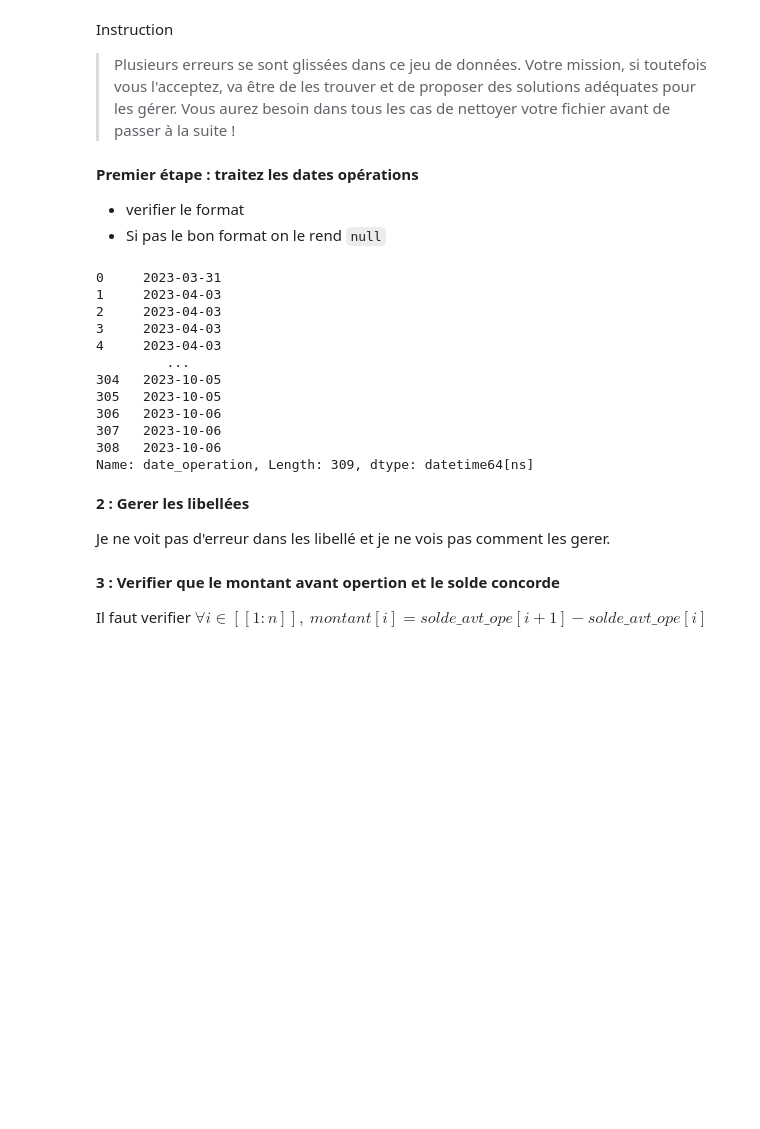
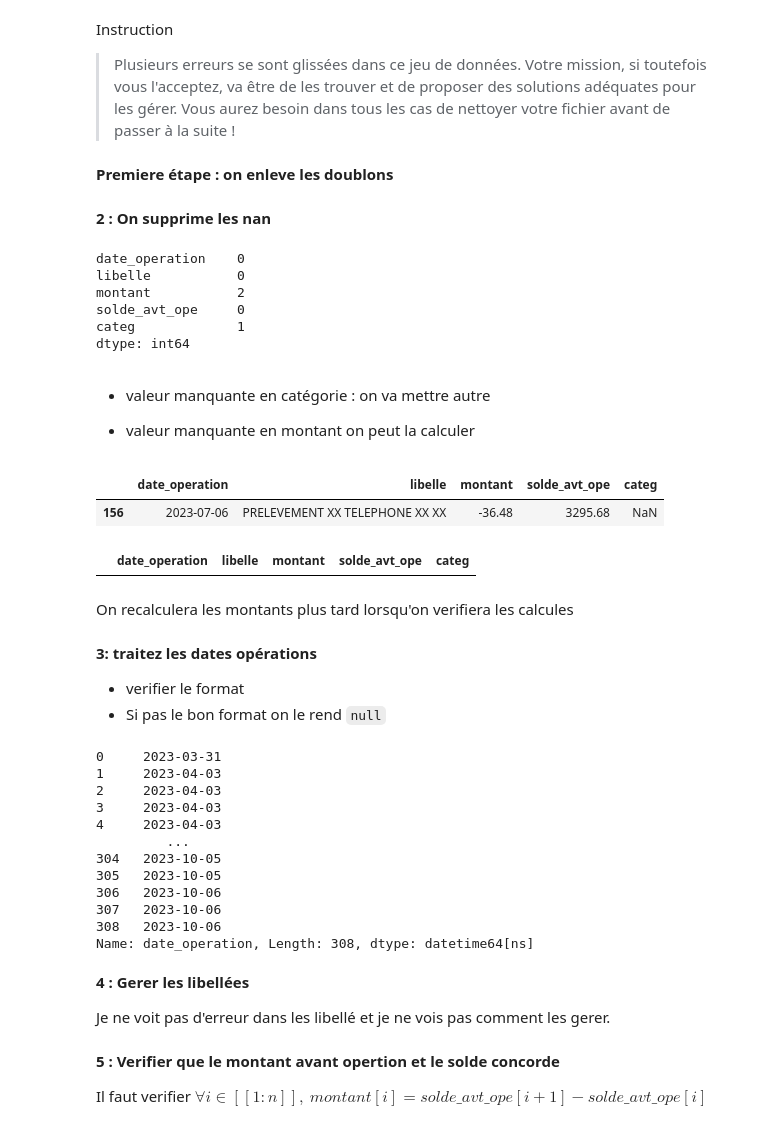
Before and after one commit to L2on1/OC_data_science, a Jupyter notebook: OC_nettoyer_donnee/OC_nettoyer_donnee.ipynb, the cells around one changed output. Drawn from its saved outputs; the diff is of its cells as text; code cells hidden in the pictures; blank space fills up the shorter version.

```diff
--- a/OC_nettoyer_donnee/OC_nettoyer_donnee.ipynb
+++ b/OC_nettoyer_donnee/OC_nettoyer_donnee.ipynb
@@ -213,14 +216,43 @@ df_operation.head()
 # %% [markdown]
 <p>Instruction</p>
 <blockquote> Plusieurs erreurs se sont glissées dans ce jeu de données. Votre mission, si toutefois vous l'acceptez, va être de les trouver et de proposer des solutions adéquates pour les gérer. Vous aurez besoin dans tous les cas de nettoyer votre fichier avant de passer à la suite !</blockquote>
+# %% [markdown]
+**Premiere étape : on enleve les doublons**
 # %%
-df_operation=df_operation.loc[df_operation['libelle'].duplicated(keep=False),:]
+df_operation = df_operation.loc[df_operation.duplicated(keep="first") == False, :]
+# %% [markdown]
+**2 : On supprime les nan**
+# %%
+# display(df_operation.loc[df_operation.isnull(),:])
+print(df_operation.isnull().sum())
+# %% [output]
+date_operation    0
+libelle           0
+montant           2
+solde_avt_ope     0
+categ             1
+dtype: int64
+# %% [markdown]
+- valeur manquante en catégorie : on va mettre autre
+
+- valeur manquante en montant on peut la calculer
+# %%
+# Categ
+display(df_operation.loc[df_operation["categ"].isnull(), :])
+df_operation.loc[df_operation["categ"].isnull(), "categ"] = "AUTRE"
+display(df_operation.loc[df_operation["categ"].isnull(), :])
+# %% [output]
+|  | date_operation | libelle | montant | solde_avt_ope | categ |
+| 156 | 2023-07-06 | PRELEVEMENT XX TELEPHONE XX XX | -36.48 | 3295.68 | NaN |
+|  | date_operation | libelle | montant | solde_avt_ope | categ |
+# %% [markdown]
+On recalculera les montants plus tard lorsqu'on verifiera les calcules
 # %% [markdown]
-**Premier étape : traitez les dates opérations**
+**3: traitez les dates opérations**
 - verifier le format
 - Si pas le bon format on le rend `null`
 # %%
-pd.to_datetime(df_operation['date_operation'], errors='coerce')
+pd.to_datetime(df_operation["date_operation"], errors="coerce")
 # %% [output]
 0     2023-03-31
 1     2023-04-03
@@ -233,12 +265,12 @@ pd.to_datetime(df_operation['date_operation'], errors='coerce')
 306   2023-10-06
 307   2023-10-06
 308   2023-10-06
-Name: date_operation, Length: 309, dtype: datetime64[ns]
+Name: date_operation, Length: 308, dtype: datetime64[ns]
 # %% [markdown]
-**2 : Gerer les libellées**
+**4 : Gerer les libellées**
 
 Je ne voit pas d'erreur dans les libellé et je ne vois pas comment les gerer.
 # %% [markdown]
-**3 : Verifier que le montant avant opertion et le solde concorde**
+**5 : Verifier que le montant avant opertion et le solde concorde**
 
 Il faut verifier $ \forall i \in [\![1:n]\!], \ montant[i]=solde\_avt\_ope[i+1]-solde\_avt\_ope[i]$
```
Also changed, not shown: parts of 16 cells of this notebook.
